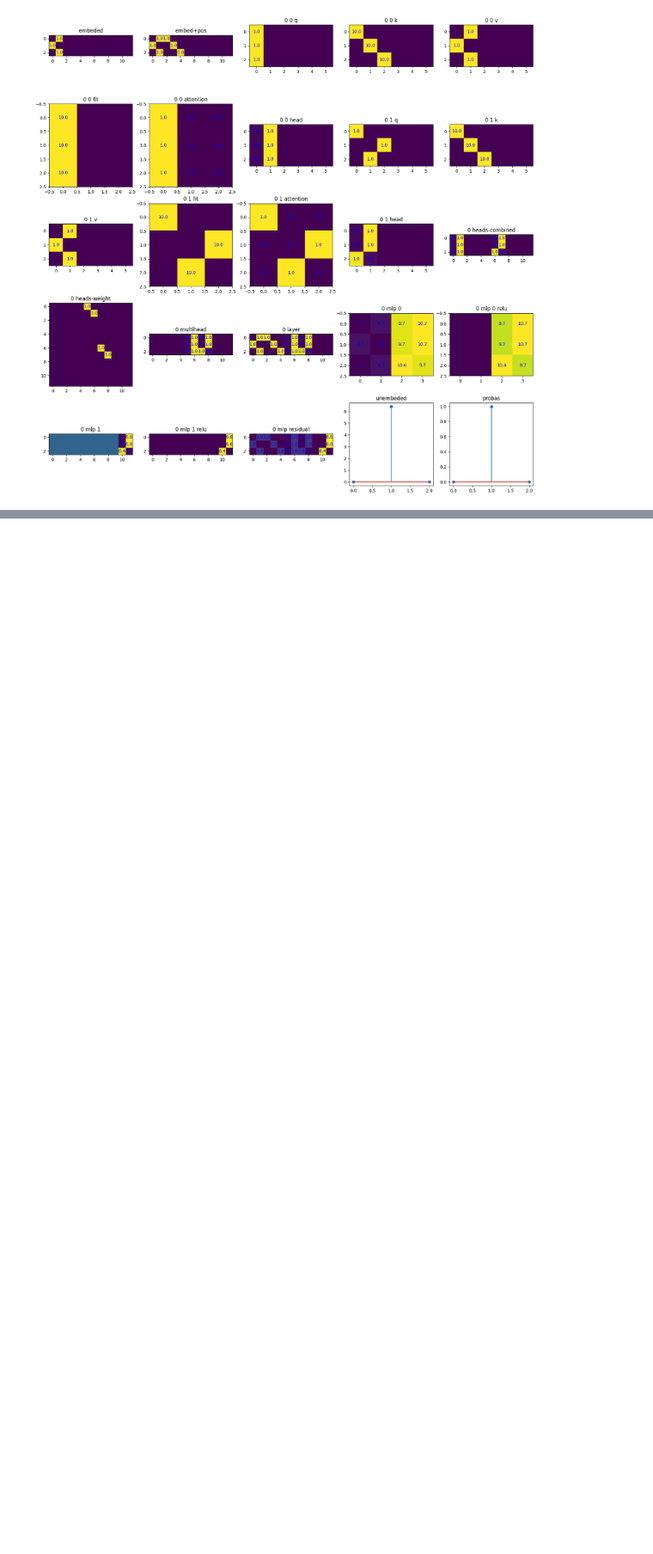
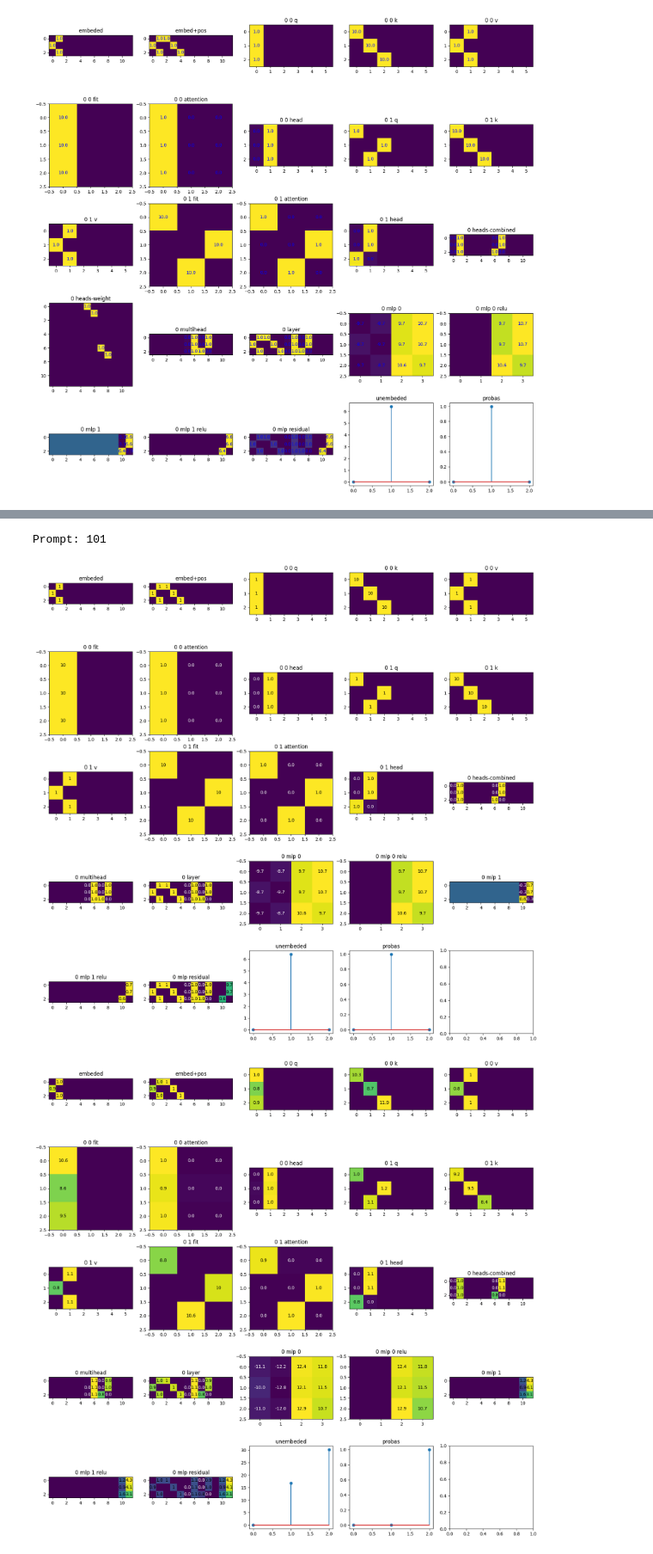
Before and after one commit to ddorn/hand-transformers, a Jupyter notebook: handmade.ipynb, the cells around one changed output, grey strips where cells are left out. Shown at 86% size. Saved outputs shown, nothing was run; the diff lists cells and outputs as text; code cells hidden in the pictures; blank space fills up the shorter version.

```diff
--- a/handmade.ipynb
+++ b/handmade.ipynb
@@ -157,0 +239,12 @@ Loss: 0.56  Accuracy: 1000 / 1000
+# %%
+# pick a prompt from the mistake set
+prompt = random.choice(list(EXO.mistakes(model)))
+prompt = '101'
+print("Prompt:", prompt)
+prompt_encoded = EXO.tokenizer.encode([prompt])
+show_activations(if_then_else(), prompt_encoded)
+show_activations(model, prompt_encoded)
+# %% [output]
+Prompt: 101
+[figure, added]
+[figure, added]
```
Also changed, not shown: parts of 14 cells of this notebook, 1 other file.
